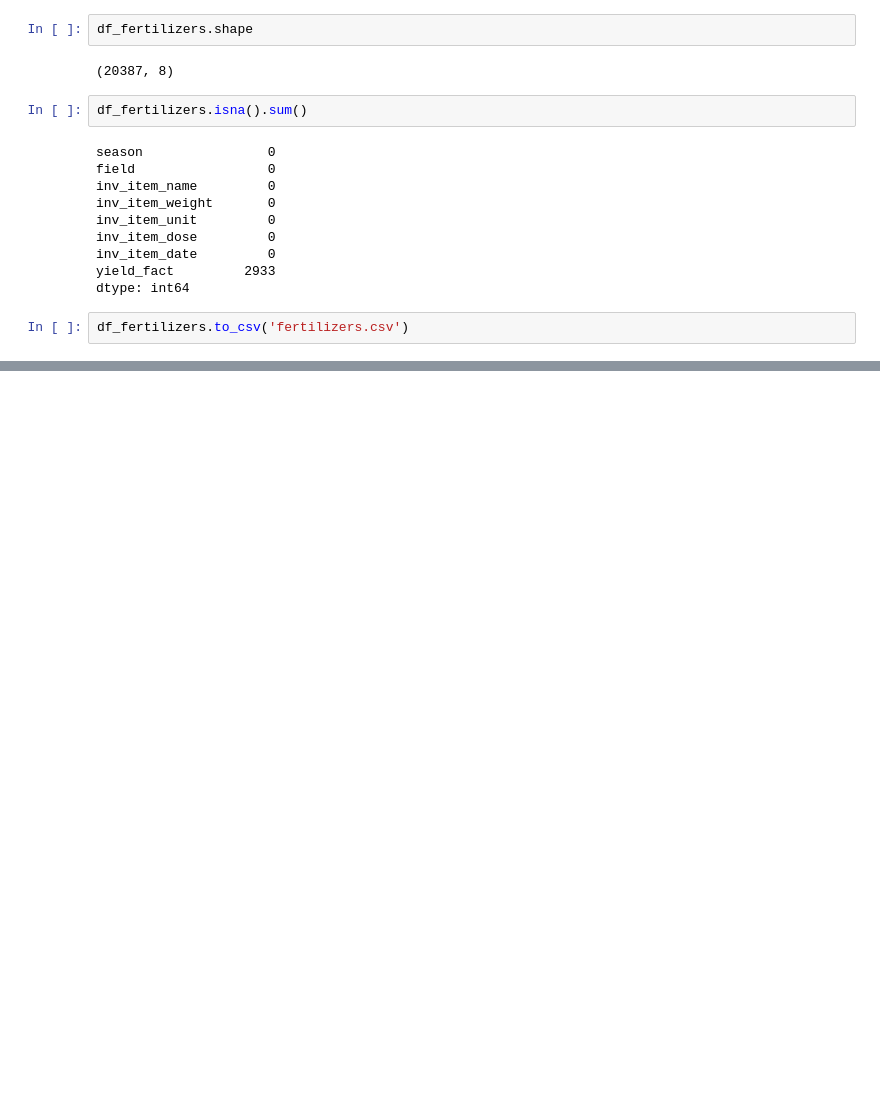
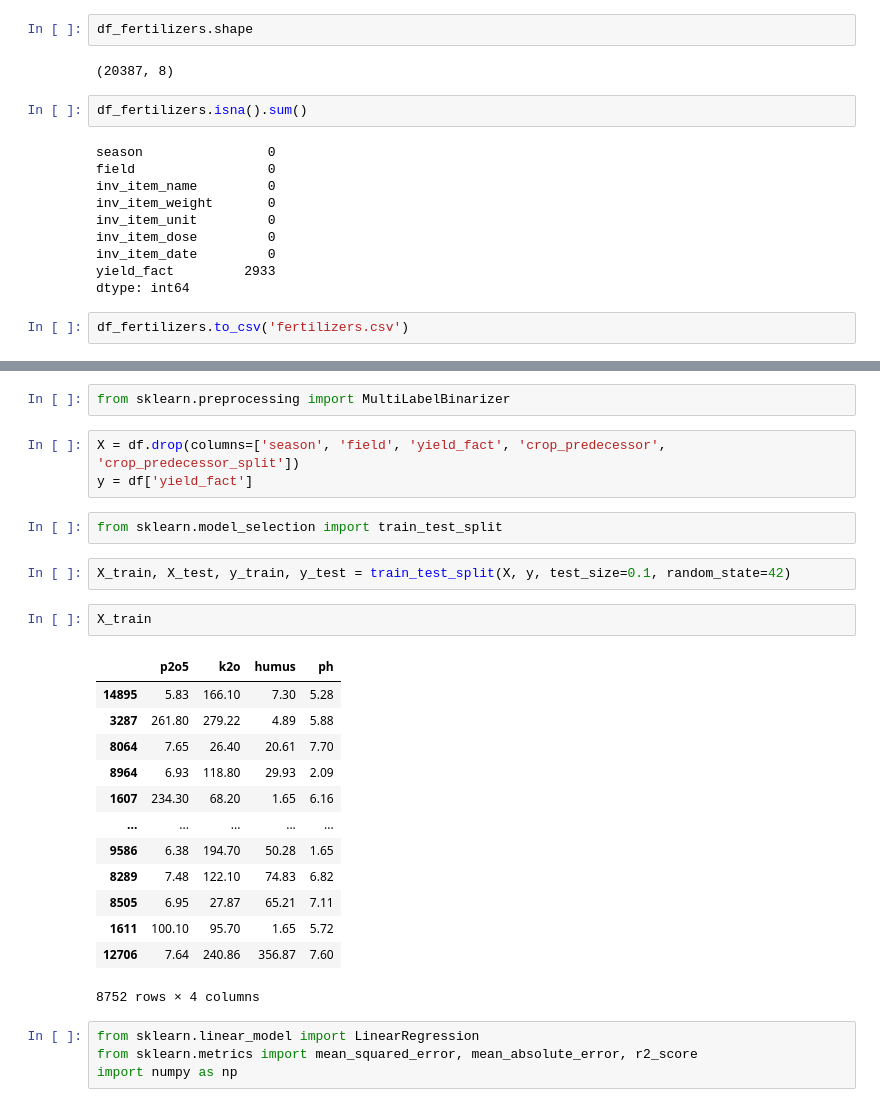
Before and after one commit to VladSunny/DANO_EKONIVA, a Jupyter notebook: notebooks/introduction.ipynb, the cells around one changed output, grey strips where cells are left out. Cells and saved outputs as stored; diff of their text form; blank space fills up the shorter version.

```diff
--- a/notebooks/introduction.ipynb
+++ b/notebooks/introduction.ipynb
@@ -114,0 +179,29 @@ df_fertilizers.to_csv('fertilizers.csv')
+# %%
+from sklearn.preprocessing import MultiLabelBinarizer
+# %%
+X = df.drop(columns=['season', 'field', 'yield_fact', 'crop_predecessor', 'crop_predecessor_split'])
+y = df['yield_fact']
+# %%
+from sklearn.model_selection import train_test_split
+# %%
+X_train, X_test, y_train, y_test = train_test_split(X, y, test_size=0.1, random_state=42)
+# %%
+X_train
+# %% [output]
+|  | p2o5 | k2o | humus | ph |
+| 14895 | 5.83 | 166.10 | 7.30 | 5.28 |
+| 3287 | 261.80 | 279.22 | 4.89 | 5.88 |
+| 8064 | 7.65 | 26.40 | 20.61 | 7.70 |
+| 8964 | 6.93 | 118.80 | 29.93 | 2.09 |
+| 1607 | 234.30 | 68.20 | 1.65 | 6.16 |
+| ... | ... | ... | ... | ... |
+| 9586 | 6.38 | 194.70 | 50.28 | 1.65 |
+| 8289 | 7.48 | 122.10 | 74.83 | 6.82 |
+| 8505 | 6.95 | 27.87 | 65.21 | 7.11 |
+| 1611 | 100.10 | 95.70 | 1.65 | 5.72 |
+| 12706 | 7.64 | 240.86 | 356.87 | 7.60 |
+8752 rows × 4 columns
+# %%
+from sklearn.linear_model import LinearRegression
+from sklearn.metrics import mean_squared_error, mean_absolute_error, r2_score
+import numpy as np
```
Also changed, not shown: parts of 15 cells of this notebook, 4 other files.
